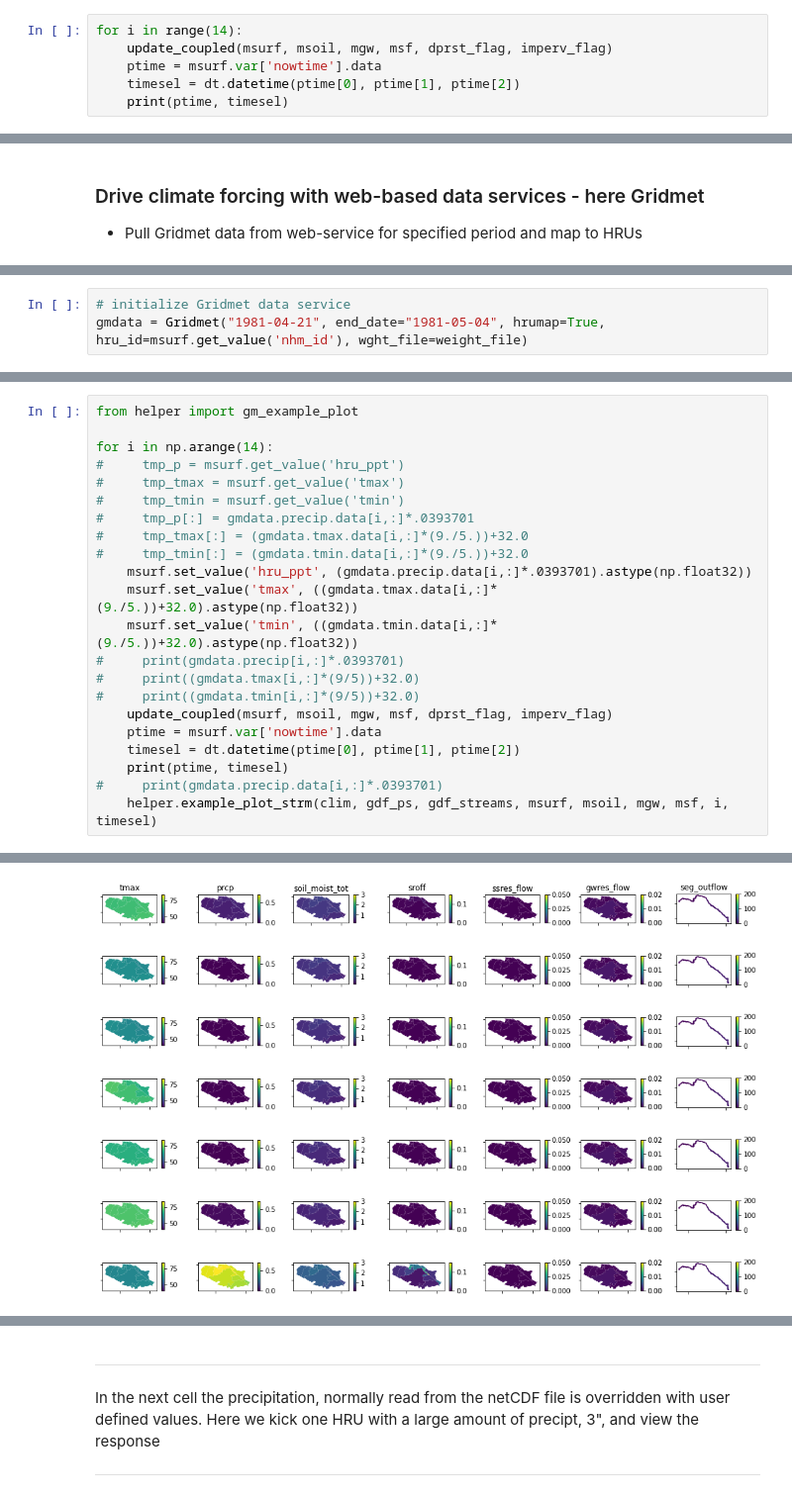
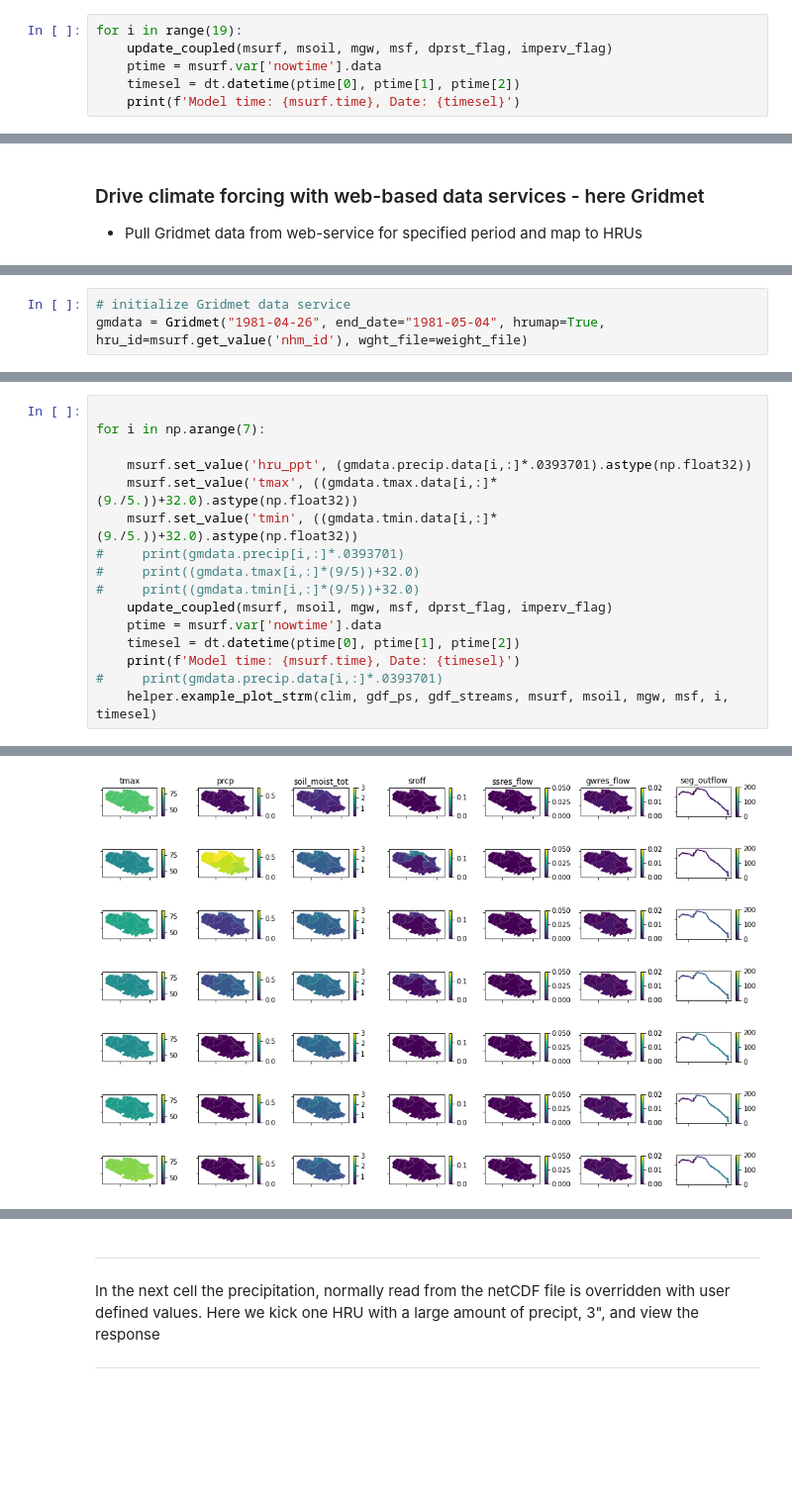
Before and after one commit to nhm-usgs/bmi-prms-demo, a Jupyter notebook: notebooks/04_Run_Coupled_PRMS.ipynb, the cells around one changed output, grey strips where cells are left out. Shown at 99% size. Drawn from its saved outputs; the diff is of its cells as text; blank space fills up the shorter version.

```diff
--- a/notebooks/04_Run_Coupled_PRMS.ipynb
+++ b/notebooks/04_Run_Coupled_PRMS.ipynb
@@ -246,9 +226,9 @@ for i in range(7):
 [figure]
 [figure]
 # %%
-for i in range(14):
+for i in range(19):
     update_coupled(msurf, msoil, mgw, msf, dprst_flag, imperv_flag)
     ptime = msurf.var['nowtime'].data
     timesel = dt.datetime(ptime[0], ptime[1], ptime[2])
-    print(ptime, timesel)
+    print(f'Model time: {msurf.time}, Date: {timesel}')
 # %% [output]
@@ -276,3 +257,3 @@ print(msurf.get_value('nowtime'))
 # %%
 # initialize Gridmet data service
-gmdata = Gridmet("1981-04-21", end_date="1981-05-04", hrumap=True, hru_id=msurf.get_value('nhm_id'), wght_file=weight_file)
+gmdata = Gridmet("1981-04-26", end_date="1981-05-04", hrumap=True, hru_id=msurf.get_value('nhm_id'), wght_file=weight_file)
@@ -291,13 +260,7 @@ array([ 0.,  0.,  0.,  0.,  0.,  0.,  0.,  0.,  0.,  0.,  0.,  0.,  0.,  0.], dt
 # %%
-from helper import gm_example_plot
 
-for i in np.arange(14):
-#     tmp_p = msurf.get_value('hru_ppt')
-#     tmp_tmax = msurf.get_value('tmax')
-#     tmp_tmin = msurf.get_value('tmin')
-#     tmp_p[:] = gmdata.precip.data[i,:]*.0393701
-#     tmp_tmax[:] = (gmdata.tmax.data[i,:]*(9./5.))+32.0
-#     tmp_tmin[:] = (gmdata.tmin.data[i,:]*(9./5.))+32.0
+for i in np.arange(7):
+
     msurf.set_value('hru_ppt', (gmdata.precip.data[i,:]*.0393701).astype(np.float32))
     msurf.set_value('tmax', ((gmdata.tmax.data[i,:]*(9./5.))+32.0).astype(np.float32))
     msurf.set_value('tmin', ((gmdata.tmin.data[i,:]*(9./5.))+32.0).astype(np.float32))
@@ -307,7 +270,7 @@ for i in np.arange(14):
     update_coupled(msurf, msoil, mgw, msf, dprst_flag, imperv_flag)
     ptime = msurf.var['nowtime'].data
     timesel = dt.datetime(ptime[0], ptime[1], ptime[2])
-    print(ptime, timesel)
+    print(f'Model time: {msurf.time}, Date: {timesel}')
 #     print(gmdata.precip.data[i,:]*.0393701)
     helper.example_plot_strm(clim, gdf_ps, gdf_streams, msurf, msoil, mgw, msf, i, timesel)
 # %% [output]
@@ -328,7 +284,7 @@ for i in np.arange(14):
 [figure]
-[figure, old version]
+[figure, new version]
-[figure, old version]
+[figure, new version]
-[figure, old version]
+[figure, new version]
-[figure, old version]
+[figure, new version]
-[figure, old version]
+[figure, new version]
-[figure, old version]
+[figure, new version]
```
Also changed, not shown: parts of 23 cells of this notebook, 1 other file.
